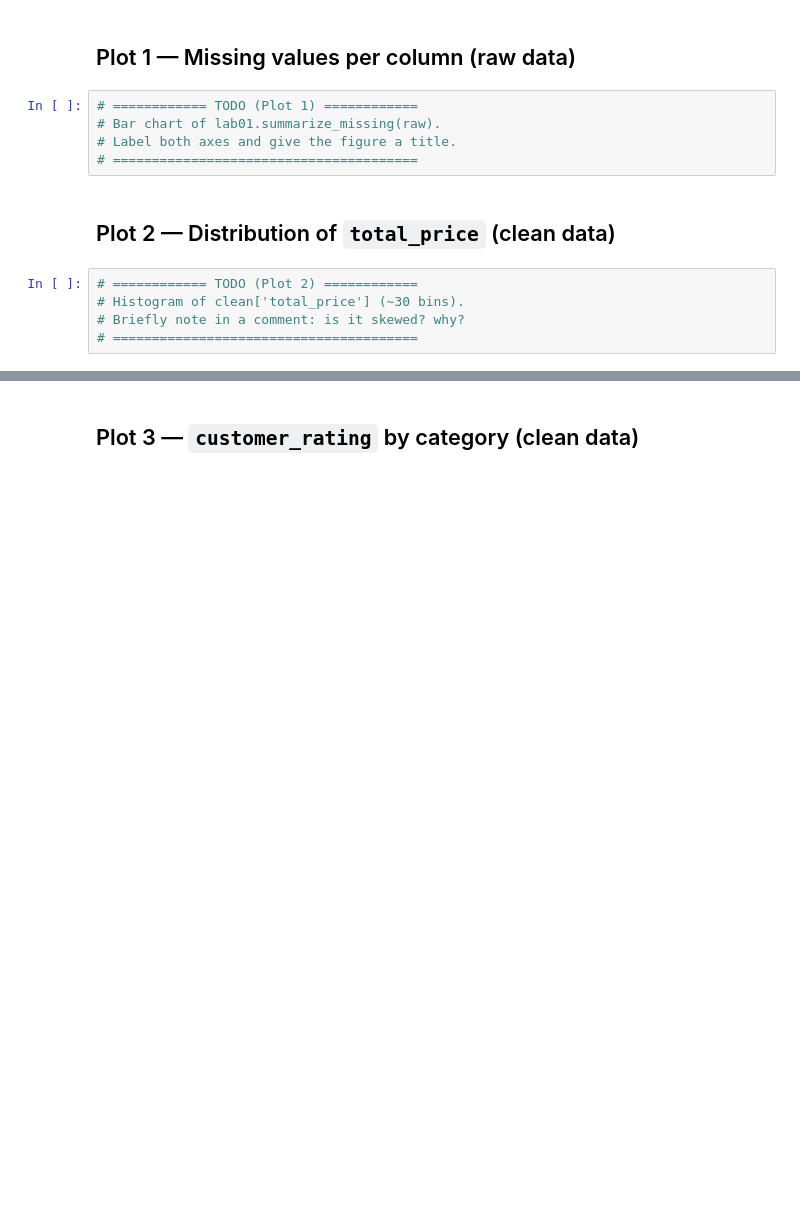
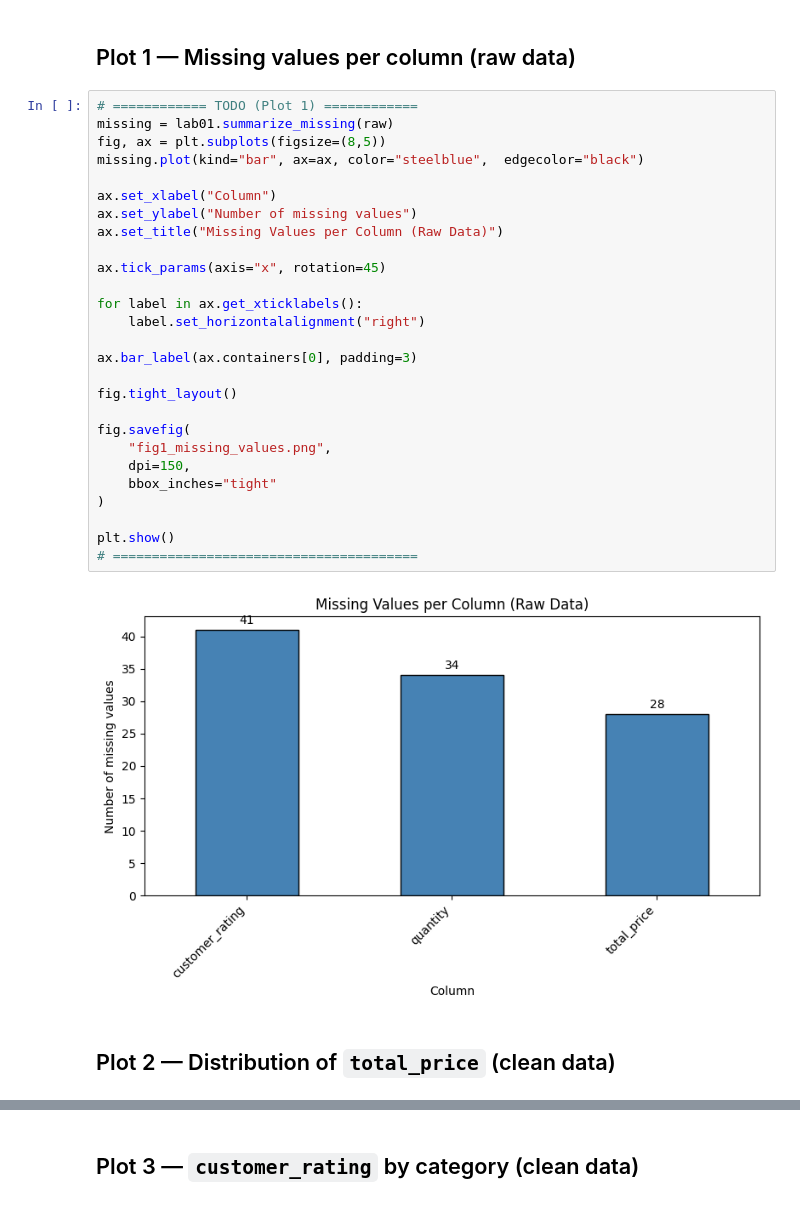
Before and after one commit to jieuni52/26-2-ML-Project, a Jupyter notebook: lab01/notebooks/lab01_visualization.ipynb, the cells around one changed output, grey strips where cells are left out. Cells and saved outputs as stored; diff of their text form; blank space fills up the shorter version.

```diff
--- a/lab01/notebooks/lab01_visualization.ipynb
+++ b/lab01/notebooks/lab01_visualization.ipynb
@@ -21,14 +28,33 @@ raw.head()
 # %% [markdown]
 ## Plot 1 — Missing values per column (raw data)
-# %%
-# ============ TODO (Plot 1) ============
-# Bar chart of lab01.summarize_missing(raw).
-# Label both axes and give the figure a title.
-# =======================================
+# %%
+# ============ TODO (Plot 1) ============
+missing = lab01.summarize_missing(raw)
+fig, ax = plt.subplots(figsize=(8,5))
+missing.plot(kind="bar", ax=ax, color="steelblue",  edgecolor="black")
+
+ax.set_xlabel("Column")
+ax.set_ylabel("Number of missing values")
+ax.set_title("Missing Values per Column (Raw Data)")
+
+ax.tick_params(axis="x", rotation=45)
+
+for label in ax.get_xticklabels():
+    label.set_horizontalalignment("right")
+
+ax.bar_label(ax.containers[0], padding=3)
+
+fig.tight_layout()
+
+fig.savefig(
+    "fig1_missing_values.png",
+    dpi=150,
+    bbox_inches="tight"
+)
+
+plt.show()
+# =======================================
+# %% [output]
+[figure, added]
 # %% [markdown]
 ## Plot 2 — Distribution of `total_price` (clean data)
-# %%
-# ============ TODO (Plot 2) ============
-# Histogram of clean['total_price'] (~30 bins).
-# Briefly note in a comment: is it skewed? why?
-# =======================================
```
Also changed, not shown: parts of 4 cells of this notebook, 10 other files.
